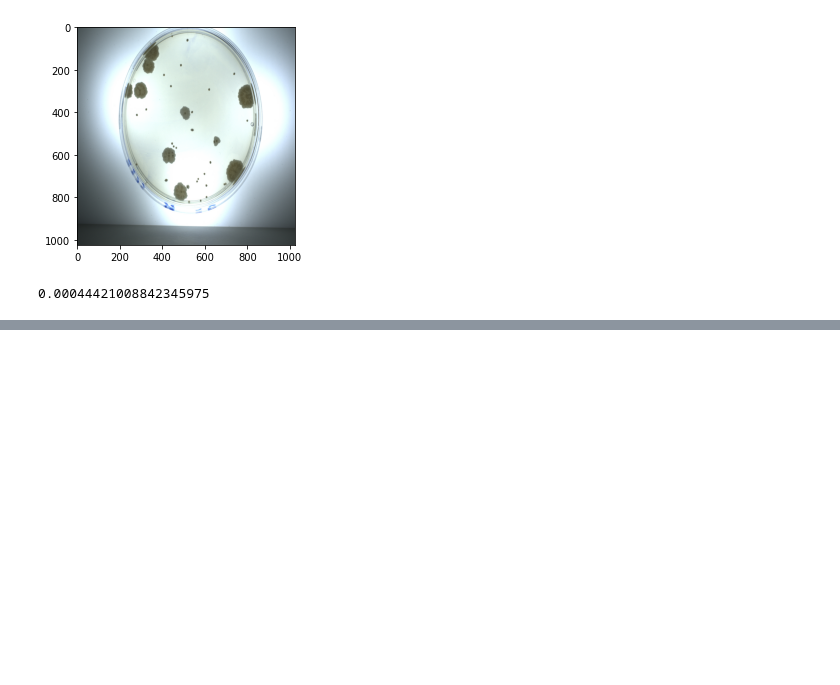
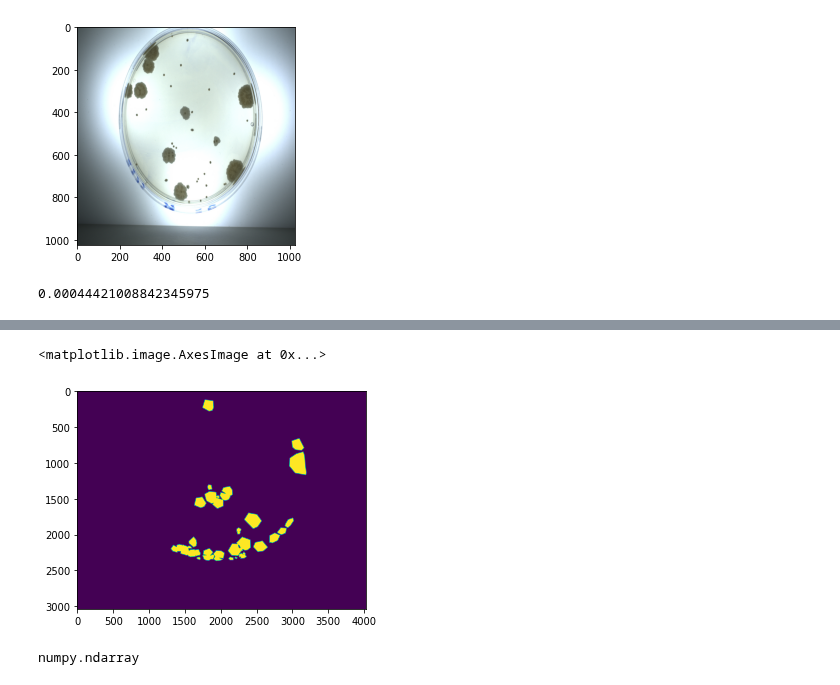
Before and after one commit to Klimorg/template_prod, a Jupyter notebook: Untitled.ipynb, the cells around one changed output, grey strips where cells are left out. Drawn from its saved outputs; the diff is of its cells as text; code cells hidden in the pictures; blank space fills up the shorter version.

```diff
--- a/Untitled.ipynb
+++ b/Untitled.ipynb
@@ -72,0 +83,7 @@ array([[[0.27058824, 0.30196078, 0.30980392],
+# %%
+mask=mask[:,:]==3
+# %%
+plt.imshow(mask)
+# %% [output]
+<matplotlib.image.AxesImage at 0x...>
+[figure, added]
@@ -72,0 +103,4 @@ array([[[0.27058824, 0.30196078, 0.30980392],
+# %%
+type(split)
+# %% [output]
+numpy.ndarray
```
Also changed, not shown: parts of 21 cells of this notebook, 1 other file.
